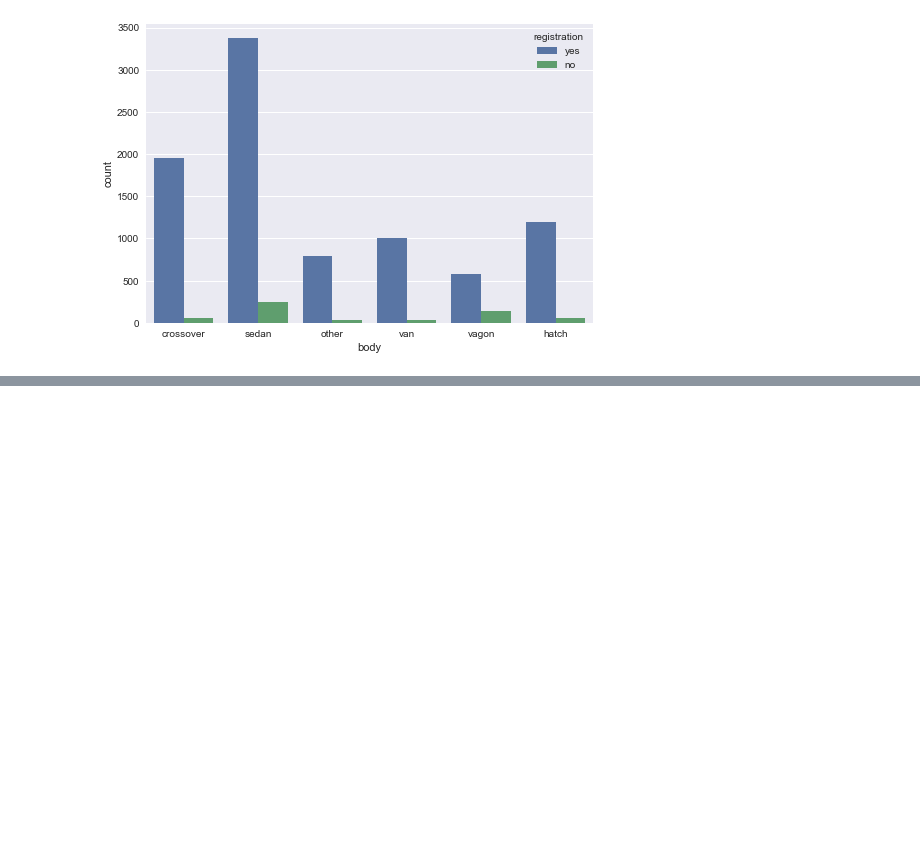
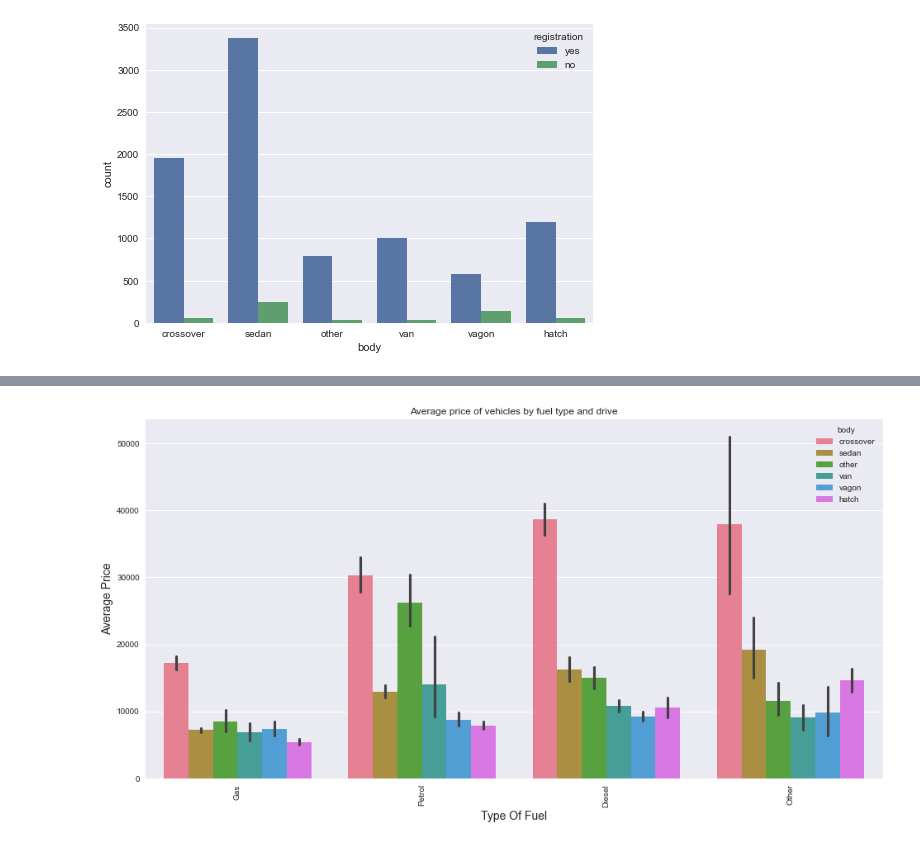
Before and after one commit to yoganandaraol/EDA_CarSales, a Jupyter notebook: EDA_CarSales_Project.ipynb, the cells around one changed output, grey strips where cells are left out. Cells and saved outputs as stored; diff of their text form; code cells hidden in the pictures; blank space fills up the shorter version.

```diff
--- a/EDA_CarSales_Project.ipynb
+++ b/EDA_CarSales_Project.ipynb
@@ -1912,0 +1934,10 @@ sns.countplot(x='body', data=carsales_df, orient='h', hue='registration')
+# %%
+fig, ax = plt.subplots(figsize=(16,8))
+
+sns.barplot(x="engType", y="price", hue= "body", palette="husl",data=carsales_df)
+ax.set_title("Average price of vehicles by fuel type and drive",fontdict= {'size':12})
+ax.xaxis.set_label_text("Type Of Fuel",fontdict= {'size':14})
+ax.yaxis.set_label_text("Average Price",fontdict= {'size':14})
+ticks = plt.setp(ax.get_xticklabels(),rotation=90)
+# %% [output]
+[figure, added]
```
Also changed, not shown: parts of 59 cells of this notebook.
